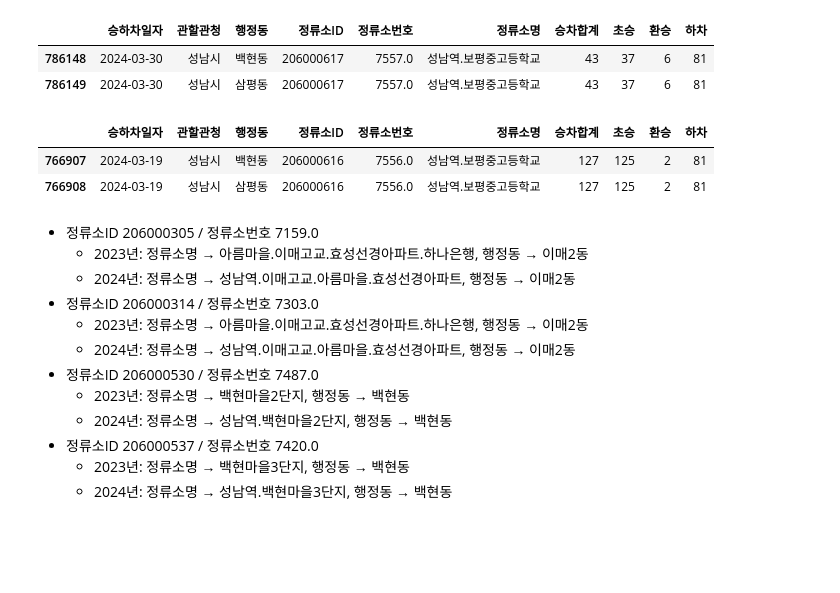
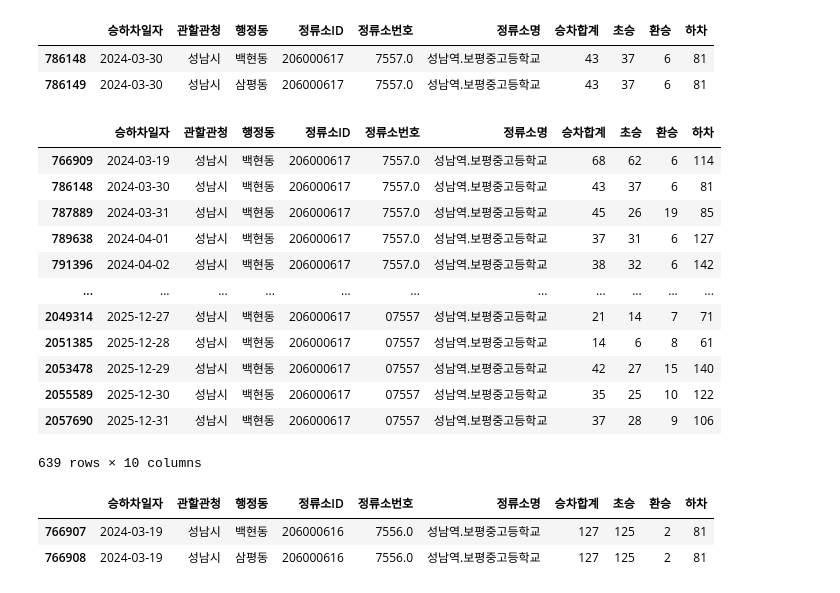
Before and after one commit to bulsajo1/final_project, a Jupyter notebook: sungju/2차 전처리_교통.ipynb, the cells around one changed output. Saved outputs shown, nothing was run; the diff lists cells and outputs as text; code cells hidden in the pictures; blank space fills up the shorter version.

```diff
--- a/sungju/2차 전처리_교통.ipynb
+++ b/sungju/2차 전처리_교통.ipynb
@@ -164,4 +148,34 @@ df_bus[
 |  | 승하차일자 | 관할관청 | 행정동 | 정류소ID | 정류소번호 | 정류소명 | 승차합계 | 초승 | 환승 | 하차 |
 | 786148 | 2024-03-30 | 성남시 | 백현동 | 206000617 | 7557.0 | 성남역.보평중고등학교 | 43 | 37 | 6 | 81 |
 | 786149 | 2024-03-30 | 성남시 | 삼평동 | 206000617 | 7557.0 | 성남역.보평중고등학교 | 43 | 37 | 6 | 81 |
+# %%
+# 모든 날짜에서 행정동이 삼평동인 행 삭제
+
+df_bus = df_bus[
+    ~(
+        (df_bus['정류소ID'] == 206000617) &
+        (df_bus['정류소명'] == '성남역.보평중고등학교') &
+        (df_bus['행정동'] == '삼평동')
+    )
+]
+
+# 확인
+df_bus[
+    (df_bus['정류소ID'] == 206000617) &
+    (df_bus['정류소명'] == '성남역.보평중고등학교')
+]
+# %% [output]
+|  | 승하차일자 | 관할관청 | 행정동 | 정류소ID | 정류소번호 | 정류소명 | 승차합계 | 초승 | 환승 | 하차 |
+| 766909 | 2024-03-19 | 성남시 | 백현동 | 206000617 | 7557.0 | 성남역.보평중고등학교 | 68 | 62 | 6 | 114 |
+| 786148 | 2024-03-30 | 성남시 | 백현동 | 206000617 | 7557.0 | 성남역.보평중고등학교 | 43 | 37 | 6 | 81 |
+| 787889 | 2024-03-31 | 성남시 | 백현동 | 206000617 | 7557.0 | 성남역.보평중고등학교 | 45 | 26 | 19 | 85 |
+| 789638 | 2024-04-01 | 성남시 | 백현동 | 206000617 | 7557.0 | 성남역.보평중고등학교 | 37 | 31 | 6 | 127 |
+| 791396 | 2024-04-02 | 성남시 | 백현동 | 206000617 | 7557.0 | 성남역.보평중고등학교 | 38 | 32 | 6 | 142 |
+| ... | ... | ... | ... | ... | ... | ... | ... | ... | ... | ... |
+| 2049314 | 2025-12-27 | 성남시 | 백현동 | 206000617 | 07557 | 성남역.보평중고등학교 | 21 | 14 | 7 | 71 |
+| 2051385 | 2025-12-28 | 성남시 | 백현동 | 206000617 | 07557 | 성남역.보평중고등학교 | 14 | 6 | 8 | 61 |
+| 2053478 | 2025-12-29 | 성남시 | 백현동 | 206000617 | 07557 | 성남역.보평중고등학교 | 42 | 27 | 15 | 140 |
+| 2055589 | 2025-12-30 | 성남시 | 백현동 | 206000617 | 07557 | 성남역.보평중고등학교 | 35 | 25 | 10 | 122 |
+| 2057690 | 2025-12-31 | 성남시 | 백현동 | 206000617 | 07557 | 성남역.보평중고등학교 | 37 | 28 | 9 | 106 |
+639 rows × 10 columns
 # %%
@@ -175,16 +189,3 @@ df_bus[
 |  | 승하차일자 | 관할관청 | 행정동 | 정류소ID | 정류소번호 | 정류소명 | 승차합계 | 초승 | 환승 | 하차 |
 | 766907 | 2024-03-19 | 성남시 | 백현동 | 206000616 | 7556.0 | 성남역.보평중고등학교 | 127 | 125 | 2 | 81 |
 | 766908 | 2024-03-19 | 성남시 | 삼평동 | 206000616 | 7556.0 | 성남역.보평중고등학교 | 127 | 125 | 2 | 81 |
-# %% [markdown]
-- 정류소ID 206000305 / 정류소번호 7159.0
-    - 2023년: 정류소명 → 아름마을.이매고교.효성선경아파트.하나은행, 행정동 → 이매2동
-    - 2024년: 정류소명 → 성남역.이매고교.아름마을.효성선경아파트, 행정동 → 이매2동
-- 정류소ID 206000314 / 정류소번호 7303.0
-  - 2023년: 정류소명 → 아름마을.이매고교.효성선경아파트.하나은행, 행정동 → 이매2동
-  - 2024년: 정류소명 → 성남역.이매고교.아름마을.효성선경아파트, 행정동 → 이매2동
-- 정류소ID 206000530 / 정류소번호 7487.0
-  - 2023년: 정류소명 → 백현마을2단지, 행정동 → 백현동
-  - 2024년: 정류소명 → 성남역.백현마을2단지, 행정동 → 백현동
-- 정류소ID 206000537 / 정류소번호 7420.0
-  - 2023년: 정류소명 → 백현마을3단지, 행정동 → 백현동
-  - 2024년: 정류소명 → 성남역.백현마을3단지, 행정동 → 백현동
```
Also changed, not shown: parts of 19 cells of this notebook, 1 other file.
